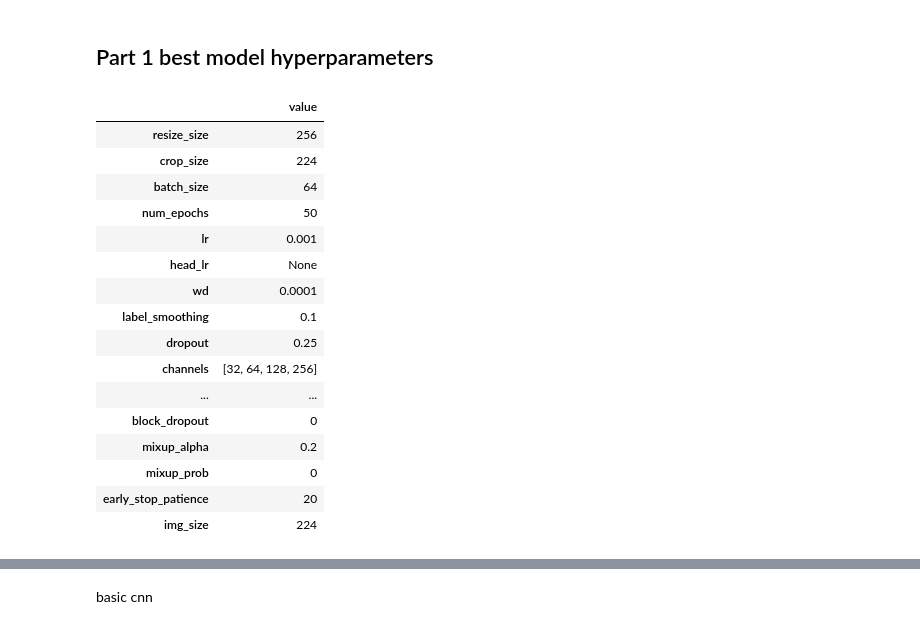
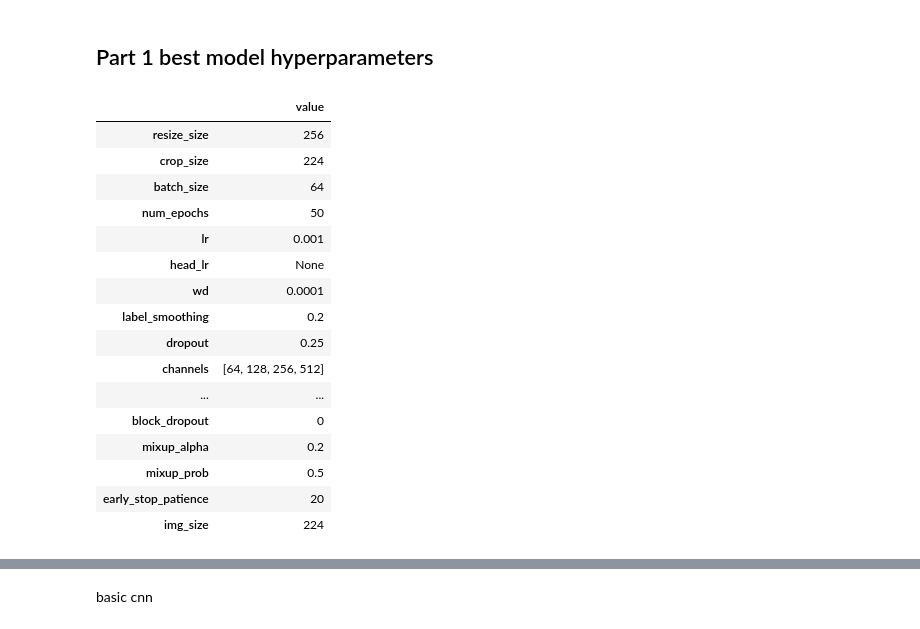
Before and after one commit to mohamadch91/UNIBO_IPCV_Image_classification, a Jupyter notebook: assignment_module_two.ipynb, the cells around one changed output, grey strips where cells are left out. Cells and saved outputs as stored; diff of their text form; code cells hidden in the pictures.

```diff
--- a/assignment_module_two.ipynb
+++ b/assignment_module_two.ipynb
@@ -132,7 +134,7 @@ cfg = {
     "dropout": 0.35,
     "channels": [32, 64, 128, 256, 384],
     "use_batch_norm": True,
-    "augmentation": "strong",
+    "augmentation": "light",
     "random_erasing": True,
     "freeze_backbone": False,
 
@@ -789,39 +832,39 @@ def get_custom_cnn(num_classes: int, cfg: Dict[str, Any]) -> nn.Module:
 ## Part 1 best model hyperparameters
 # %%
 cfg_part1 = copy.deepcopy(cfg)
-cfg_part1["run_name"] = "residual_block_lr_onecycle"
-cfg_part1["channels"] = [32, 64, 128, 256]
-cfg_part1["num_convs_per_block"] = 2
+cfg_part1["run_name"] = "base_mixup_prob_0.5"
+cfg_part1["channels"] = [64, 128, 256,512]
 cfg_part1["use_batch_norm"] = True
 cfg_part1["dropout"] = 0.25
 cfg_part1["block_dropout"] = 0
 cfg_part1["lr"] = 1e-3
 cfg_part1["wd"] = 1e-4
-cfg_part1["label_smoothing"] = 0.1
+cfg_part1["label_smoothing"] = 0.2
 cfg_part1["num_epochs"] = 50
 cfg_part1["batch_size"] = 64
 cfg_part1["mixup_alpha"] = 0.2
-cfg_part1["mixup_prob"] = 0
+cfg_part1["mixup_prob"] = 0.5
 cfg_part1["early_stop_patience"] = 20
 cfg_part1["img_size"] = 224
+cfg_part1["augmentation"] = "light"
 
 pd.DataFrame.from_dict(cfg_part1, orient="index", columns=["value"])
 # %% [output]
 |  | value |
 | resize_size | 256 |
 | crop_size | 224 |
 | batch_size | 64 |
 | num_epochs | 50 |
 | lr | 0.001 |
 | head_lr | None |
 | wd | 0.0001 |
-| label_smoothing | 0.1 |
+| label_smoothing | 0.2 |
 | dropout | 0.25 |
-| channels | [32, 64, 128, 256] |
+| channels | [64, 128, 256, 512] |
 | ... | ... |
 | block_dropout | 0 |
 | mixup_alpha | 0.2 |
-| mixup_prob | 0 |
+| mixup_prob | 0.5 |
 | early_stop_patience | 20 |
 | img_size | 224 |
 # %%
```
Also changed, not shown: parts of 5 cells of this notebook, 1 other file.
